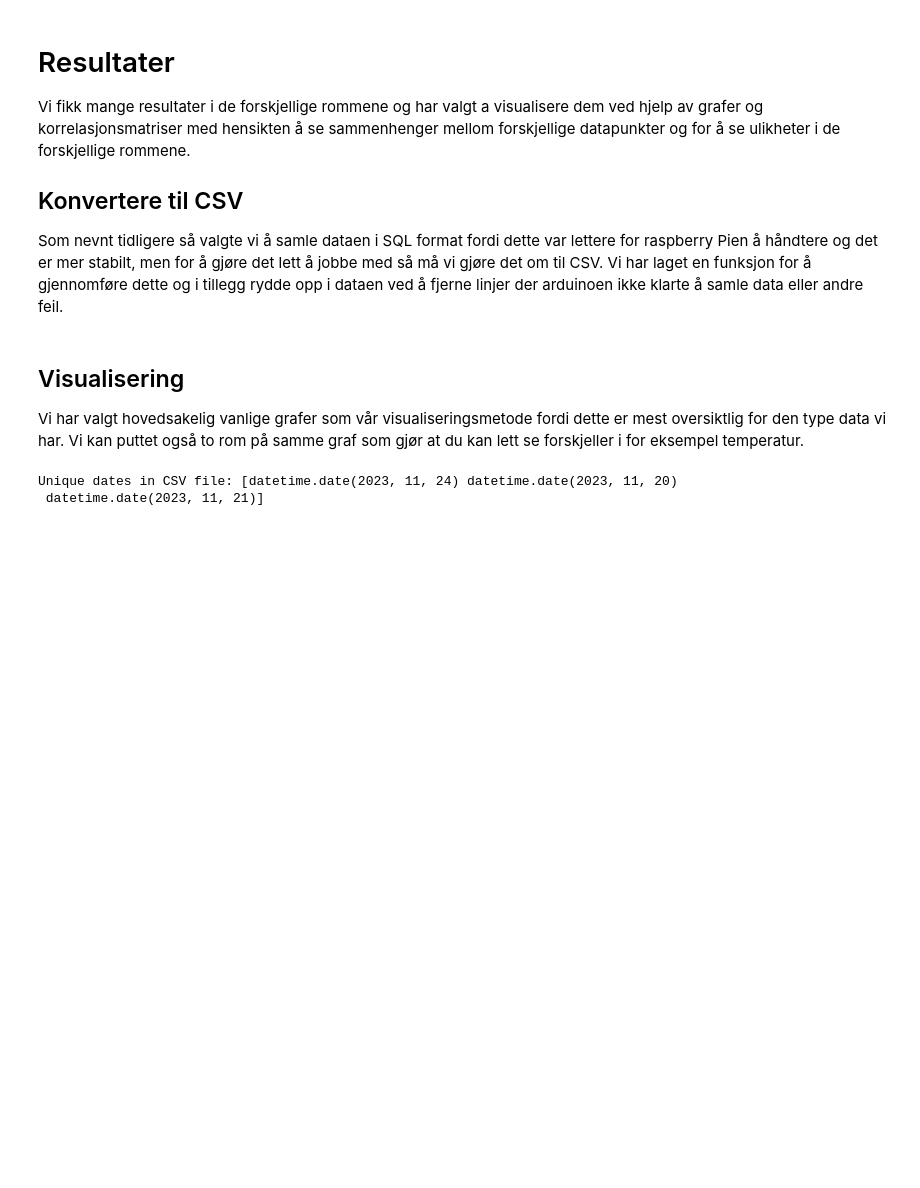
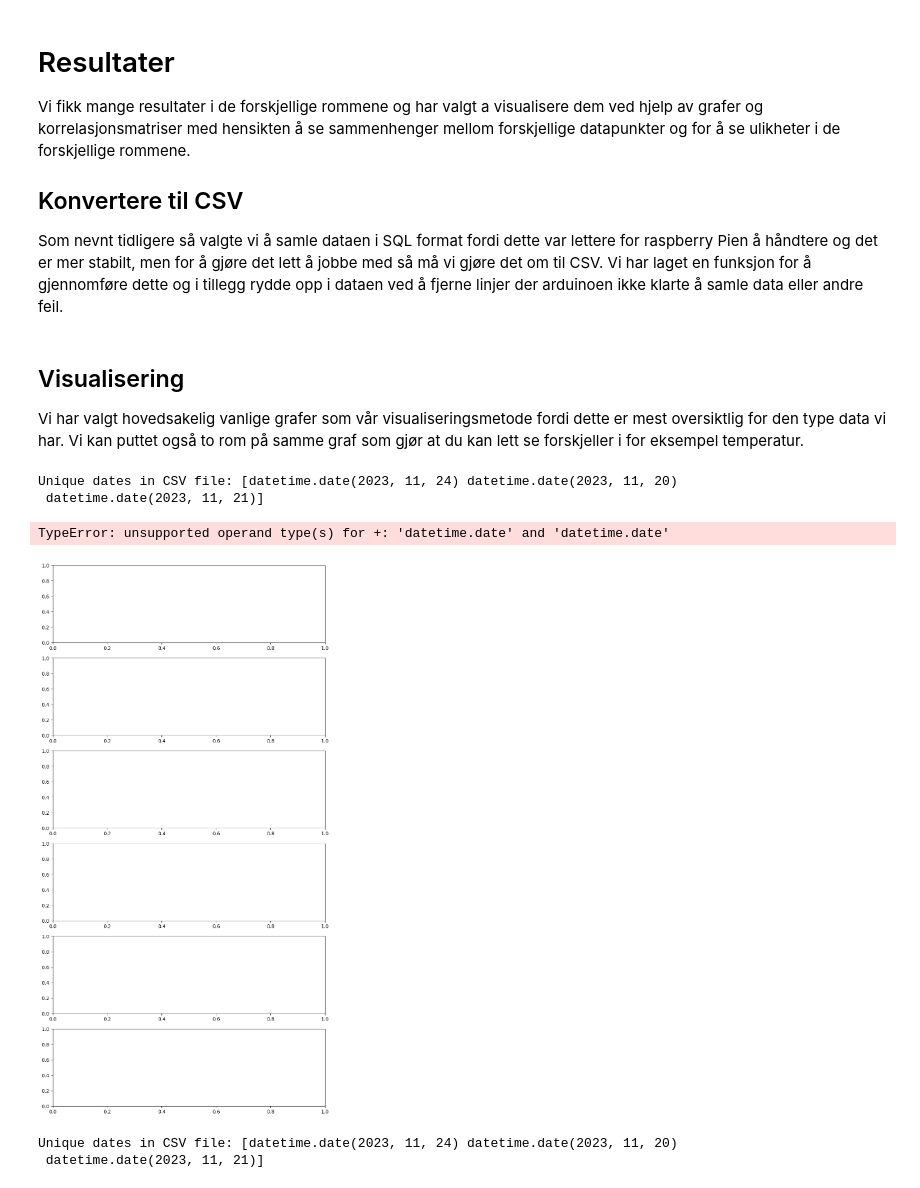
Before and after one commit to EliasTors/MegaTrond, a Jupyter notebook: rapport.ipynb, the cells around one changed output. Saved outputs shown, nothing was run; the diff lists cells and outputs as text; code cells hidden in the pictures; blank space fills up the shorter version.

```diff
--- a/rapport.ipynb
+++ b/rapport.ipynb
@@ -58,6 +58,28 @@ data = dataHandler.sql_to_csv("serial_data sen mon.db")
 # %% [markdown]
 ## Visualisering
 Vi har valgt hovedsakelig vanlige grafer som vår visualiseringsmetode fordi dette er mest oversiktlig for den type data vi har. Vi kan puttet også to rom på samme graf som gjør at du kan lett se forskjeller i for eksempel temperatur.
+# %%
+from data import estemation
+import pandas as pd
+
+
+estemation.extrapolate_data("day two.csv", "2023-11-24 08:56:00.389891", "2023-11-24 16:18:07.699050").to_csv("extrapolated.csv", index=False)
+
+
+
+%matplotlib inline
+import pandas as pd
+import matplotlib.pyplot as plt
+from plotter import plotter
+p = plotter()
+
+
+p.plot_data(["extrapolated.csv", "day one.csv", "day one.5.csv"], '10T')
+# %% [output]
+Unique dates in CSV file: [datetime.date(2023, 11, 24) datetime.date(2023, 11, 20)
+ datetime.date(2023, 11, 21)]
+TypeError: unsupported operand type(s) for +: 'datetime.date' and 'datetime.date'
+[figure, added]
 # %%
 %matplotlib inline
 import pandas as pd
```
Also changed, not shown: 3 other files.
